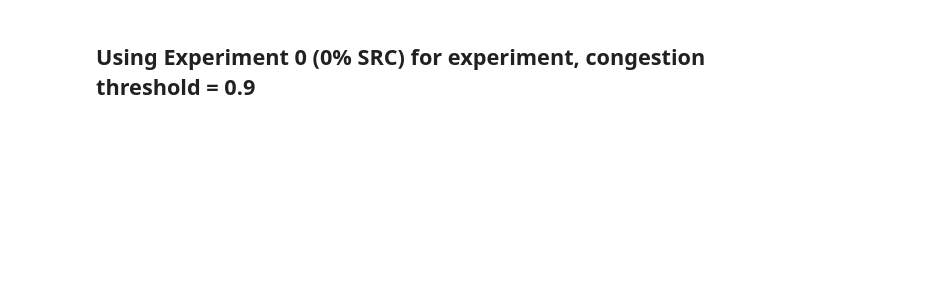
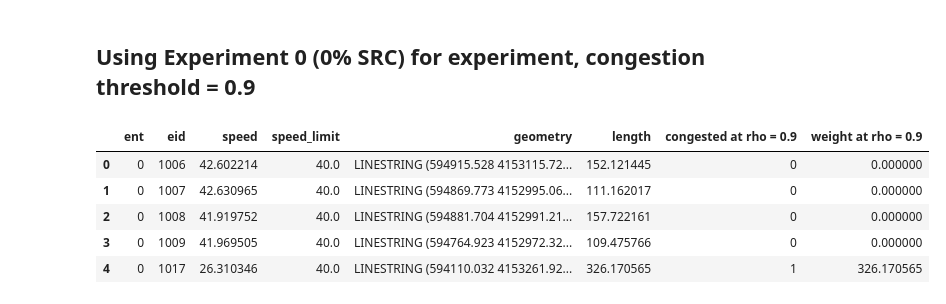
Before and after one commit to CarlQGan/SIR_Traffic, a Jupyter notebook: SIRModel.ipynb, the cells around one changed output. Cells and saved outputs as stored; diff of their text form; code cells hidden in the pictures; blank space fills up the shorter version.

```diff
--- a/SIRModel.ipynb
+++ b/SIRModel.ipynb
@@ -626,6 +631,15 @@ for i in range(__NUM_EXP):
 for threshold in rho:
     for i in range(__NUM_EXP):
         gdf_agg[i]['congestion ratio at rho = ' + str(round(threshold, 1))] = gdf_agg[i]['weight at rho = ' + str(round(threshold, 1))] / total_length
+# %%
+gdf[0].head()
+# %% [output]
+|  | ent | eid | speed | speed_limit | geometry | length | congested at rho = 0.9 | weight at rho = 0.9 |
+| 0 | 0 | 1006 | 42.602214 | 40.0 | LINESTRING (594915.528 4153115.72... | 152.121445 | 0 | 0.000000 |
+| 1 | 0 | 1007 | 42.630965 | 40.0 | LINESTRING (594869.773 4152995.06... | 111.162017 | 0 | 0.000000 |
+| 2 | 0 | 1008 | 41.919752 | 40.0 | LINESTRING (594881.704 4152991.21... | 157.722161 | 0 | 0.000000 |
+| 3 | 0 | 1009 | 41.969505 | 40.0 | LINESTRING (594764.923 4152972.32... | 109.475766 | 0 | 0.000000 |
+| 4 | 0 | 1017 | 26.310346 | 40.0 | LINESTRING (594110.032 4153261.92... | 326.170565 | 1 | 326.170565 |
 # %%
 gdf[0].groupby('ent').size()
 # %% [output]
```
Also changed, not shown: parts of 11 cells of this notebook.
